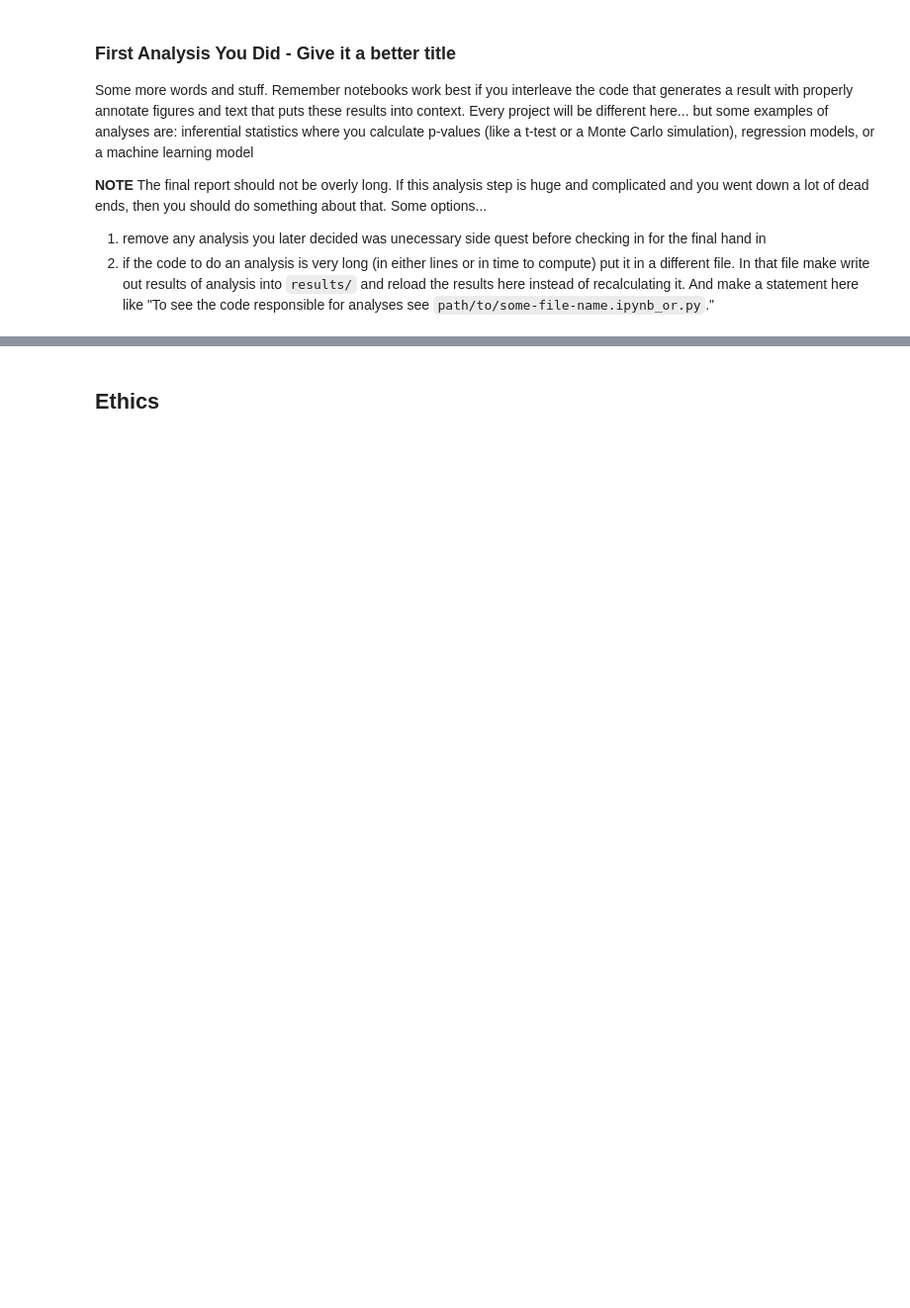
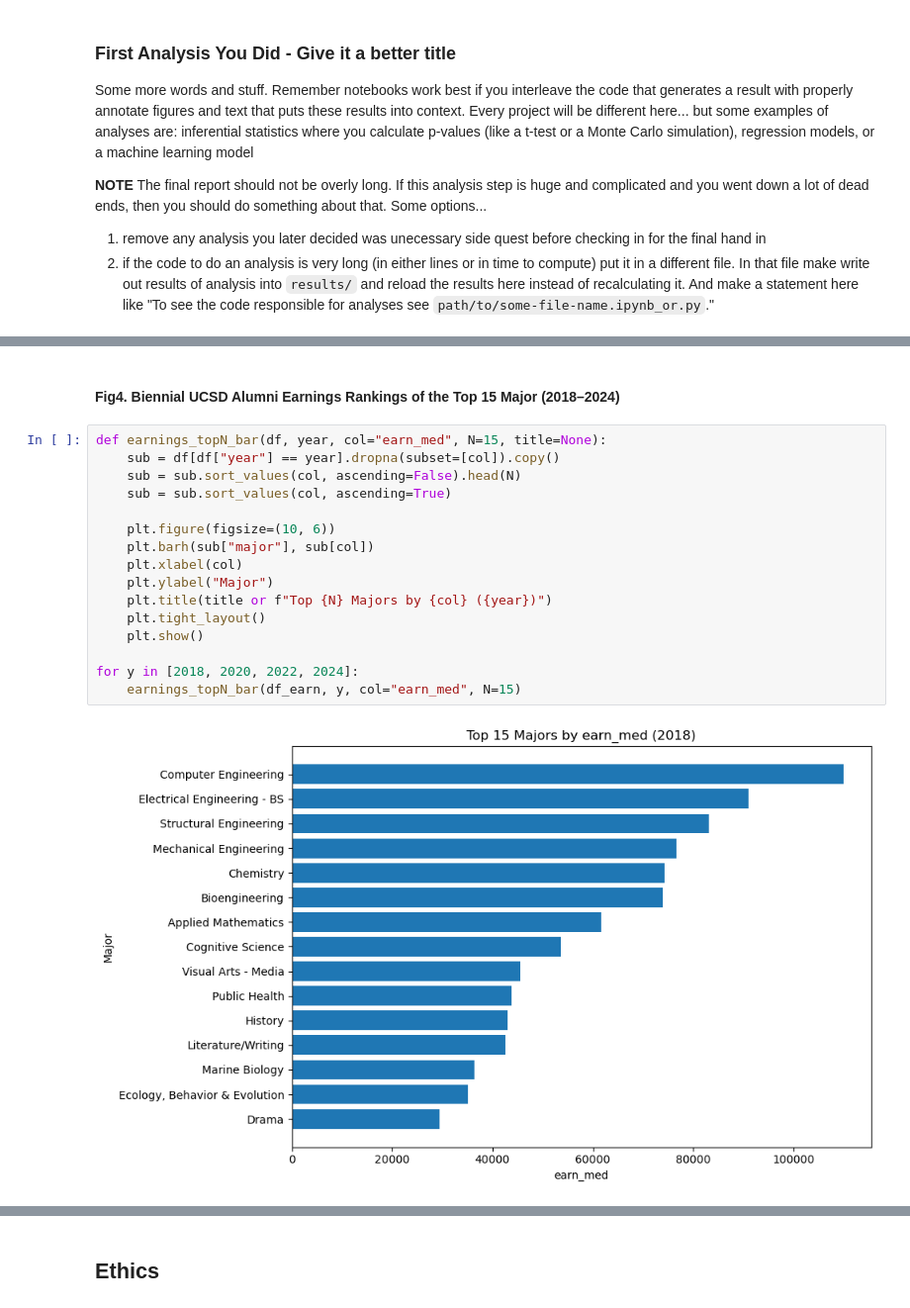
Before and after one commit to COGS108/Group084_WI26, a Jupyter notebook: 03-FinalProject.ipynb, the cells around one changed output, grey strips where cells are left out. Shown at 99% size. Saved outputs shown, nothing was run; the diff lists cells and outputs as text; blank space fills up the shorter version.

```diff
--- a/03-FinalProject.ipynb
+++ b/03-FinalProject.ipynb
@@ -126,0 +875,20 @@ Some more words and stuff.  Remember notebooks work best if you interleave the c
+# %% [markdown]
+#### Fig4. Biennial UCSD Alumni Earnings Rankings of the Top 15 Major (2018–2024)
+# %%
+def earnings_topN_bar(df, year, col="earn_med", N=15, title=None):
+    sub = df[df["year"] == year].dropna(subset=[col]).copy()
+    sub = sub.sort_values(col, ascending=False).head(N)
+    sub = sub.sort_values(col, ascending=True)
+
+    plt.figure(figsize=(10, 6))
+    plt.barh(sub["major"], sub[col])
+    plt.xlabel(col)
+    plt.ylabel("Major")
+    plt.title(title or f"Top {N} Majors by {col} ({year})")
+    plt.tight_layout()
+    plt.show()
+
+for y in [2018, 2020, 2022, 2024]:
+    earnings_topN_bar(df_earn, y, col="earn_med", N=15)
+# %% [output]
+[figure, added]
```
Also changed, not shown: parts of 114 cells of this notebook.
